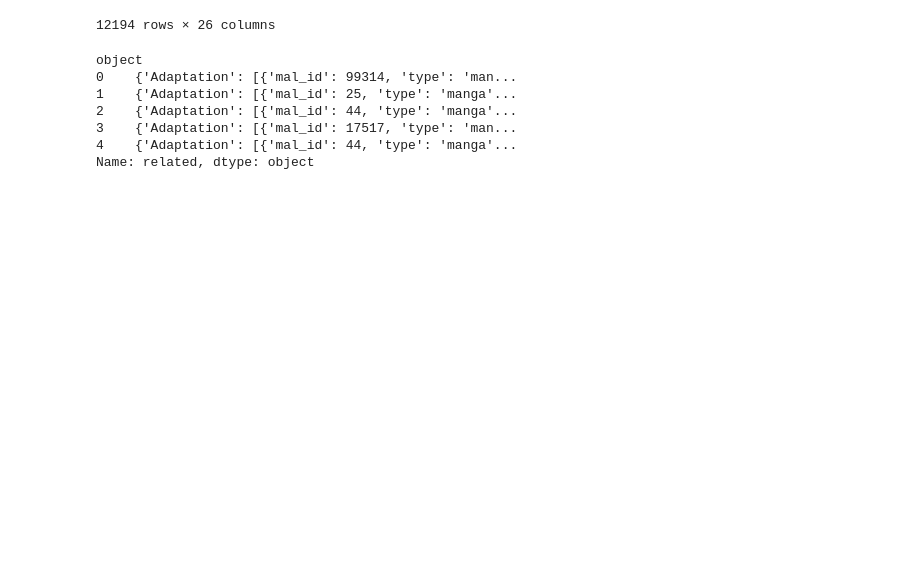
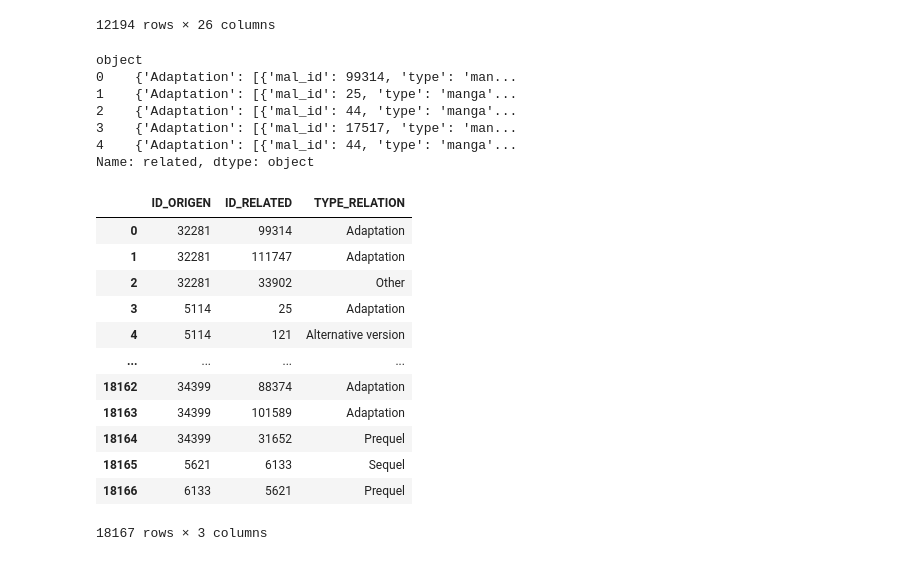
Before and after one commit to Lolineko30000/Minitas_chinas, a Jupyter notebook: ETL_OLTP_ANIMES/tabla_realted.ipynb, the cells around one changed output. Cells and saved outputs as stored; diff of their text form; code cells hidden in the pictures; blank space fills up the shorter version.

```diff
--- a/ETL_OLTP_ANIMES/tabla_realted.ipynb
+++ b/ETL_OLTP_ANIMES/tabla_realted.ipynb
@@ -86,3 +94,20 @@ for index, row in df_anime.iterrows():
 nueva_tabla = pd.DataFrame(nueva_tabla_datos)
 # %%
 nueva_tabla.to_csv('./TABLAS/ANIME_RELATION.csv',index=False)
+# %%
+df_relation_anime = pd.read_csv('./TABLAS/ANIME_RELATION.csv')
+df_relation_anime
+# %% [output]
+|  | ID_ORIGEN | ID_RELATED | TYPE_RELATION |
+| 0 | 32281 | 99314 | Adaptation |
+| 1 | 32281 | 111747 | Adaptation |
+| 2 | 32281 | 33902 | Other |
+| 3 | 5114 | 25 | Adaptation |
+| 4 | 5114 | 121 | Alternative version |
+| ... | ... | ... | ... |
+| 18162 | 34399 | 88374 | Adaptation |
+| 18163 | 34399 | 101589 | Adaptation |
+| 18164 | 34399 | 31652 | Prequel |
+| 18165 | 5621 | 6133 | Sequel |
+| 18166 | 6133 | 5621 | Prequel |
+18167 rows × 3 columns
```
Also changed, not shown: parts of 4 cells of this notebook, 3 other files.
